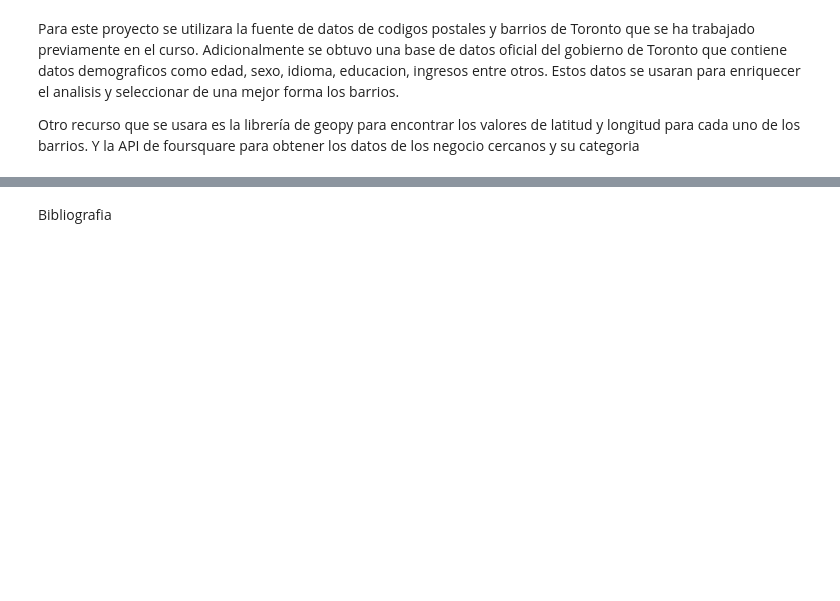
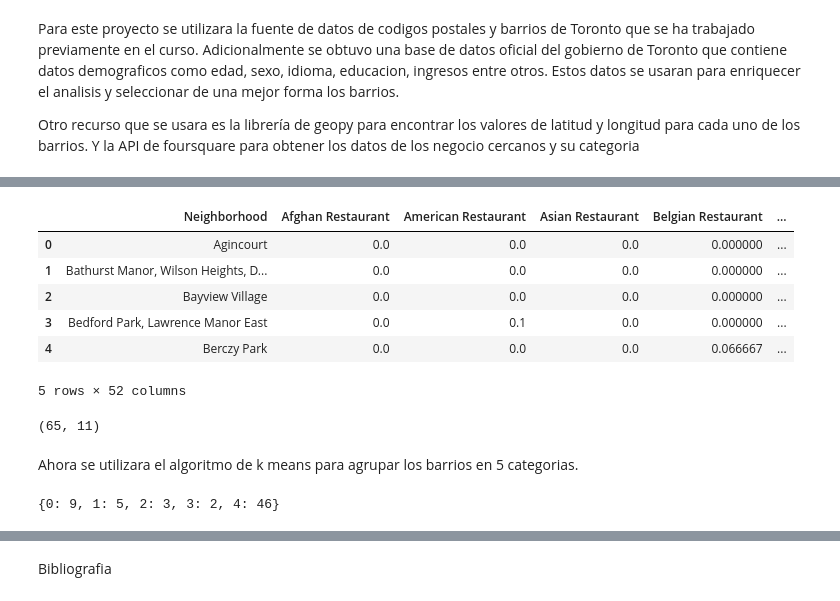
Before and after one commit to SDJM02/CapstoneIBM, a Jupyter notebook: Proyecto Capstone IBM.ipynb, the cells around one changed output, grey strips where cells are left out. Drawn from its saved outputs; the diff is of its cells as text; code cells hidden in the pictures; blank space fills up the shorter version.

```diff
--- a/Proyecto Capstone IBM.ipynb
+++ b/Proyecto Capstone IBM.ipynb
@@ -33,0 +230,12 @@ print("¡Hola, Proyecto Final del Curso!")
+# %%
+#obteniendo la frecuencia de cada categoria para cada barrio
+toronto_grouped = toronto_onehot.groupby('Neighborhood').mean().reset_index()
+toronto_grouped.head()
+# %% [output]
+|  | Neighborhood | Afghan Restaurant | American Restaurant | Asian Restaurant | Belgian Restaurant | ... |
+| 0 | Agincourt | 0.0 | 0.0 | 0.0 | 0.000000 | ... |
+| 1 | Bathurst Manor, Wilson Heights, D... | 0.0 | 0.0 | 0.0 | 0.000000 | ... |
+| 2 | Bayview Village | 0.0 | 0.0 | 0.0 | 0.000000 | ... |
+| 3 | Bedford Park, Lawrence Manor East | 0.0 | 0.1 | 0.0 | 0.000000 | ... |
+| 4 | Berczy Park | 0.0 | 0.0 | 0.0 | 0.066667 | ... |
+5 rows × 52 columns
@@ -33,0 +249,40 @@ print("¡Hola, Proyecto Final del Curso!")
+# %%
+num_top_venues = 10
+
+indicators = ['st', 'nd', 'rd']
+
+# crear las columnas acorde al numero de sitios populares
+columns = ['Neighborhood']
+for ind in np.arange(num_top_venues):
+    try:
+        columns.append('{}{} Most Common Venue'.format(ind+1, indicators[ind]))
+    except:
+        columns.append('{}th Most Common Venue'.format(ind+1))
+
+# crear un nuevo dataframe
+neighborhoods_venues_sorted = pd.DataFrame(columns=columns)
+neighborhoods_venues_sorted['Neighborhood'] = toronto_grouped['Neighborhood']
+
+for ind in np.arange(toronto_grouped.shape[0]):
+    neighborhoods_venues_sorted.iloc[ind, 1:] = return_most_common_venues(toronto_grouped.iloc[ind, :], num_top_venues)
+
+neighborhoods_venues_sorted.shape
+# %% [output]
+(65, 11)
+# %% [markdown]
+Ahora se utilizara el algoritmo de k means para agrupar los barrios en 5 categorias.
+# %%
+# establecer el número de agrupaciones
+kclusters = 5
+
+toronto_grouped_clustering = toronto_grouped.drop('Neighborhood', 1)
+
+# ejecutar k-means
+kmeans = KMeans(n_clusters=kclusters, random_state=0).fit(toronto_grouped_clustering)
+
+# revisar las etiquetas de las agrupaciones generadas para cada fila del dataframe
+type(kmeans.labels_)
+unique, counts = np.unique(kmeans.labels_, return_counts=True)
+dict(zip(unique, counts))
+# %% [output]
+{0: 9, 1: 5, 2: 3, 3: 2, 4: 46}
```
Also changed, not shown: parts of 36 cells of this notebook, 1 other file.
